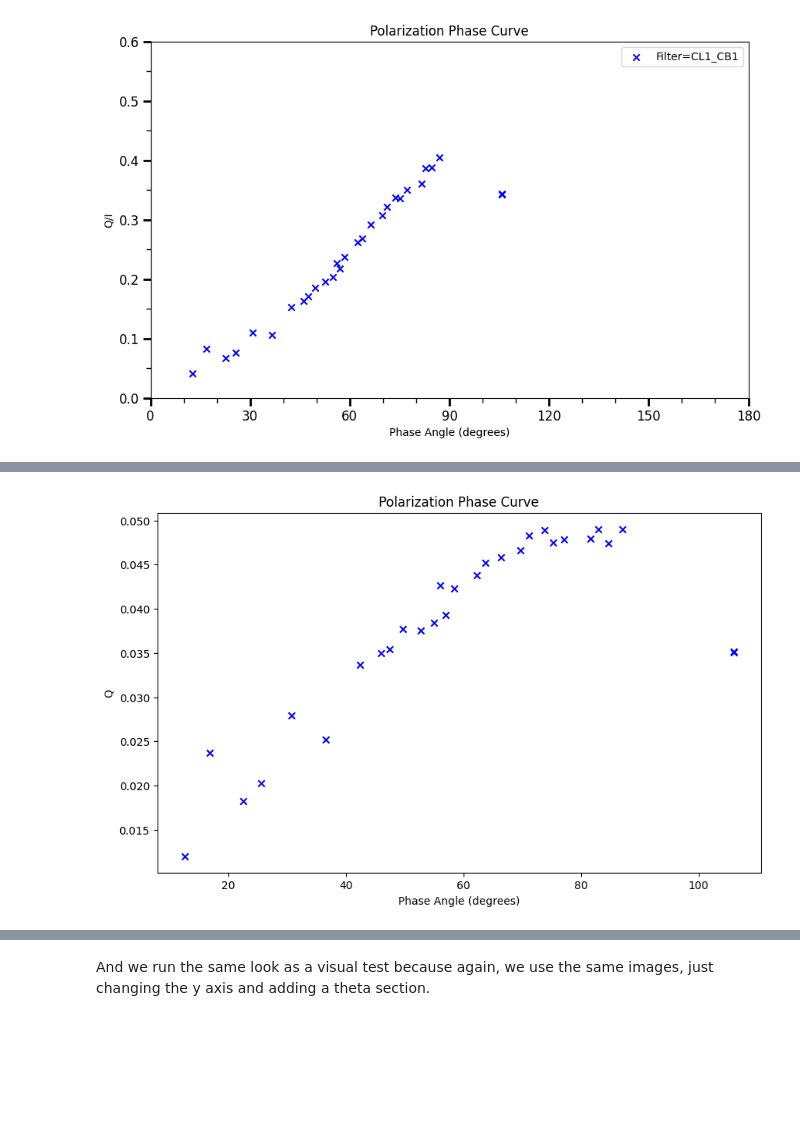
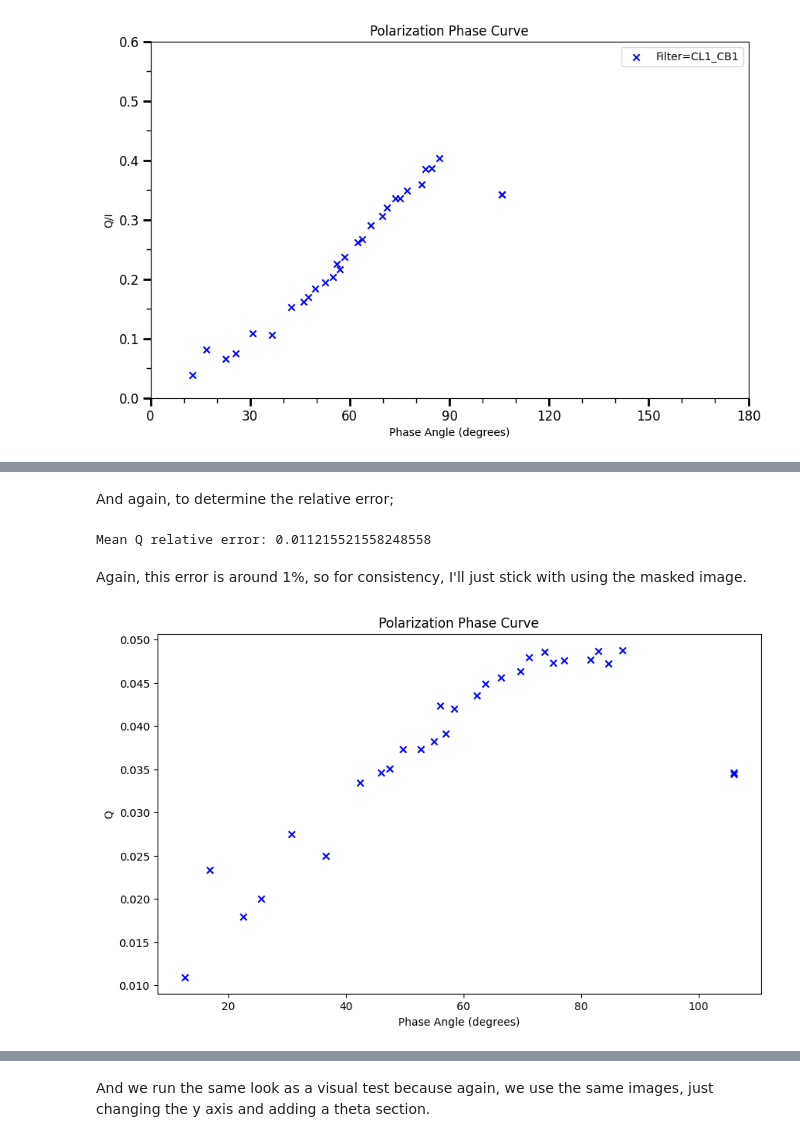
Before and after one commit to amedina-astr/Titan_LC, a Jupyter notebook: Polarization_curves.ipynb, the cells around one changed output, grey strips where cells are left out. Cells and saved outputs as stored; diff of their text form; code cells hidden in the pictures; blank space fills up the shorter version.

Commit message:
rot_angle

```diff
--- a/Polarization_curves.ipynb
+++ b/Polarization_curves.ipynb
@@ -170,9 +175,9 @@ def find_circle_params(image_path):
 #And the corresponding center coordinates and effective radius are stored as the value
 
 circle_params = {}
-for filename in os.listdir(IF_images):
+for filename in os.listdir(if_images):
     if filename.endswith('_I_over_F.vic'):
-        coordinate_image_path = os.path.join(IF_images, filename)
+        coordinate_image_path = os.path.join(if_images, filename)
         opus_id = filename.split('_')[0]
         try:
             center, eff_radius = find_circle_params(coordinate_image_path)
@@ -331,26 +359,29 @@ Q = \frac{ \sum_{j} \frac{I_j P_j}{F} \mathcal{S^2}_{\text{pixel}}} {\pi {R^2}_{
 \end{equation}
 # %%
-def simple_stokes_Q(pol_image, IF_image, center, radius, pixel_scale):
+def simple_stokes_q(pol_image, if_image, center, radius, pixel_scale):
 
     mask_pol = np.zeros_like(pol_image)
     cv2.circle(mask_pol, center, radius, 1, thickness=-1)
     pol_masked = pol_image * mask_pol
 
-    mask_IF = np.zeros_like(IF_image)
-    cv2.circle(mask_IF, center, radius, 1, thickness=-1)
-    IF_masked = IF_image * mask_IF
-
-    #weighted = np.sum(IF_masked * pol_masked)
-    weighted = np.sum(IF_image * pol_image)
+    mask_if = np.zeros_like(if_image)
+    cv2.circle(mask_if, center, radius, 1, thickness=-1)
+    if_masked = if_image * mask_if
 
     R = 2575 #km
 
-    return (weighted * pixel_scale**2) / (np.pi * R**2)
+    weighted_mask = np.sum(if_masked * pol_masked)
+    masked = (weighted_mask * pixel_scale**2) / (np.pi * R**2)
+
+    weighted_whole = np.sum(if_image * pol_image)
+    whole = (weighted_whole * pixel_scale**2) / (np.pi * R**2)
+
+    return masked, whole
 # %%
 #We use the exact same files and images so nothing from the loop has to change other than the y variable which wil just calculate Q this time
 
-simple_Q = []
-
+simple_qs_m = []
+simple_qs_w = []
 
 for filename in os.listdir(pol_images):
     if filename.endswith('_Pol.vic'):
@@ -358,9 +389,9 @@ for filename in os.listdir(pol_images):
         pol_vic = vicar.VicarImage(pol_image_path, strict=False)
         read_pol_image = pol_vic.data_2d
 
-        IF_image_path = pol_image_path.replace('_Pol.vic', '_I_over_F.vic')
-        IF_vic = vicar.VicarImage(IF_image_path, strict=False)
-        read_IF_image = IF_vic.data_2d
+        if_image_path = pol_image_path.replace('_Pol.vic', '_I_over_F.vic')
+        if_vic = vicar.VicarImage(if_image_path, strict=False)
+        read_if_image = if_vic.data_2d
 
         opus_id = filename.split('_')[0]
         parameter_row = parameters_df[parameters_df['OPUS ID'].str.contains(opus_id)]
@@ -373,11 +404,12 @@ for filename in os.listdir(pol_images):
                 phase_angle = parameter_row['Observed Phase Angle (Min) [Titan] (degrees)'].values[0]
                 pixel_scale = parameter_row['Body Center Resolution (Min) [Titan] (km/pixel)'].values[0]
 
-                s_q = simple_stokes_Q(read_pol_image, read_IF_image, center, eff_radius, pixel_scale)
+                sq_m, sq_w = simple_stokes_q(read_pol_image, read_if_image, center, eff_radius, pixel_scale)
 
                 #Creating array to plot
-                simple_Q.append(s_q)
+                simple_qs_m.append(sq_m)
+                simple_qs_w.append(sq_w)
 
                 #For manual inspection
-                print(f'{filename}: {s_q}')
+                print(f'{filename}: {sq_m}, {sq_w}')
 # %% [output]
@@ -401,11 +433,21 @@ N1697647_Pol.vic: 0.025240366320549906
+# %% [markdown]
+And again, to determine the relative error;
+# %%
+simple_qs_errors = difference_q(simple_qs_m, simple_qs_w)
+
+print(f"Mean Q relative error: {np.mean(simple_qs_errors)}")
+# %% [output]
+Mean Q relative error: 0.011215521558248558
+# %% [markdown]
+Again, this error is around 1%, so for consistency, I'll just stick with using the masked image.
 # %%
 #And we plot again
 
 plt.figure(figsize=(10, 6))
-plt.scatter(phase_angles, simple_Q, color='b', marker='x')
+plt.scatter(phase_angles, simple_qs_m, color='b', marker='x')
 plt.xlabel('Phase Angle (degrees)')
 plt.ylabel('Q')
 plt.title('Polarization Phase Curve')
 plt.show()
 # %% [output]
-[figure, old version]
+[figure, new version]
```
Also changed, not shown: parts of 53 cells of this notebook, 1 other file.
